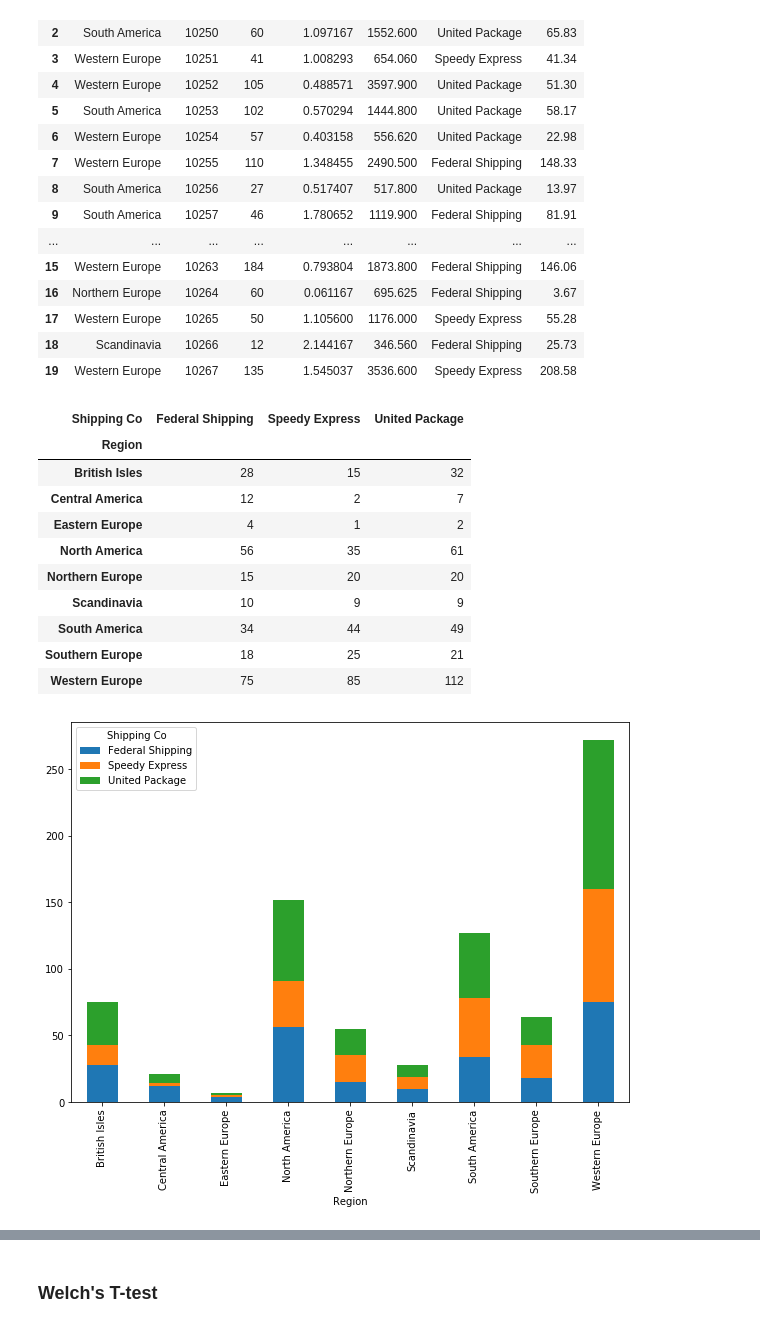
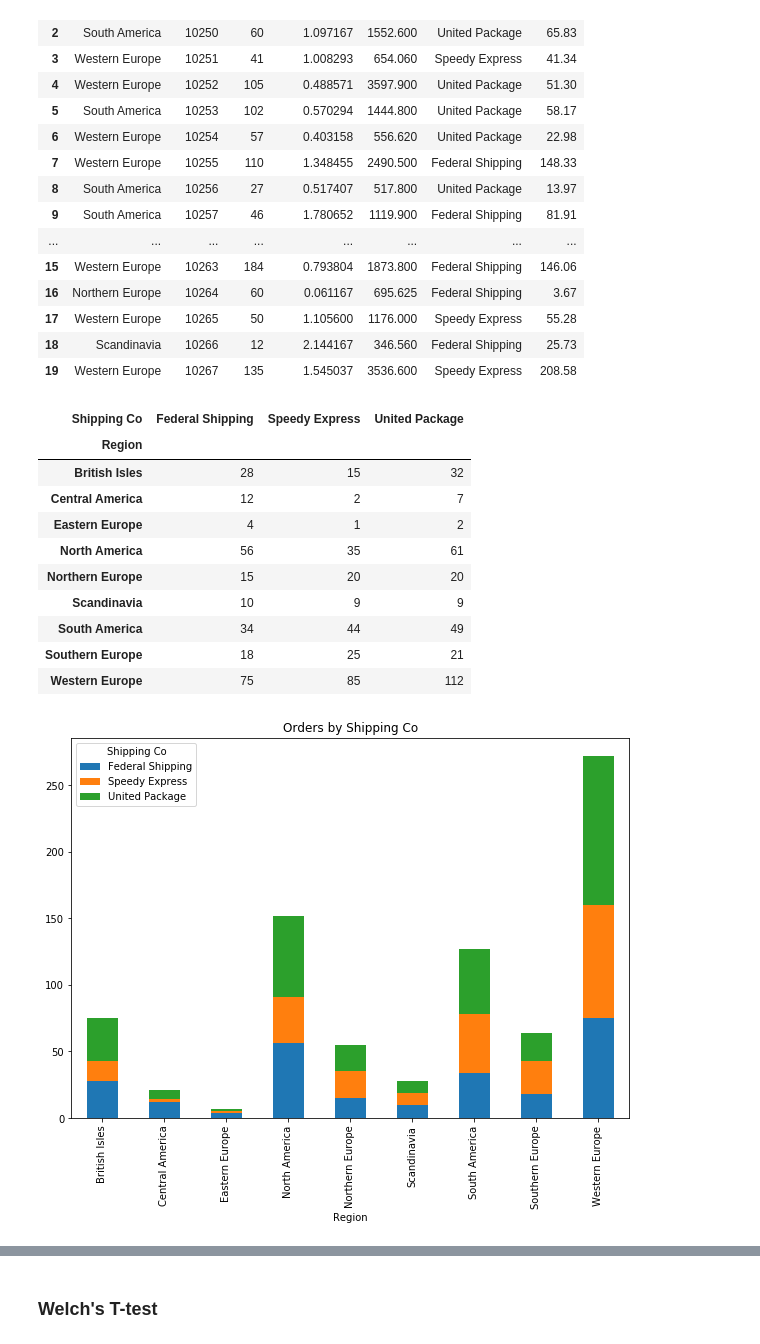
Before and after one commit to bartomolina/dsmod3project, a Jupyter notebook: student.ipynb, the cells around one changed output, grey strips where cells are left out. Drawn from its saved outputs; the diff is of its cells as text; code cells hidden in the pictures.

```diff
--- a/student.ipynb
+++ b/student.ipynb
@@ -255,22 +257,20 @@ df_regions.head(20)
 # %%
 # we're going to create a pivot table in order to get some insights on the usage of the different shipping companies per region
 df_regions_pivot = df_regions.pivot_table(index='Region', columns='Shipping Co', values='Total', aggfunc='count')
-df_regions_pivot
+display(df_regions_pivot)
+# we'll look at the usage of the different shipping companies across the different regions
+df_regions_pivot.plot.bar(stacked=True, figsize=(10,7), title='Orders by Shipping Co');
 # %% [output]
 | Shipping Co | Federal Shipping | Speedy Express | United Package |
 | Region |  |  |  |
 | British Isles | 28 | 15 | 32 |
 | Central America | 12 | 2 | 7 |
 | Eastern Europe | 4 | 1 | 2 |
 | North America | 56 | 35 | 61 |
 | Northern Europe | 15 | 20 | 20 |
 | Scandinavia | 10 | 9 | 9 |
 | South America | 34 | 44 | 49 |
 | Southern Europe | 18 | 25 | 21 |
 | Western Europe | 75 | 85 | 112 |
+[figure, added]
-# %%
-# we'll look at the usage of the different shipping companies across the different regions
-df_regions_pivot.plot.bar(stacked=True, figsize=(10,7));
-# %% [output]
-[figure, removed]
 # %% [markdown]
```
Also changed, not shown: parts of 15 cells of this notebook.
